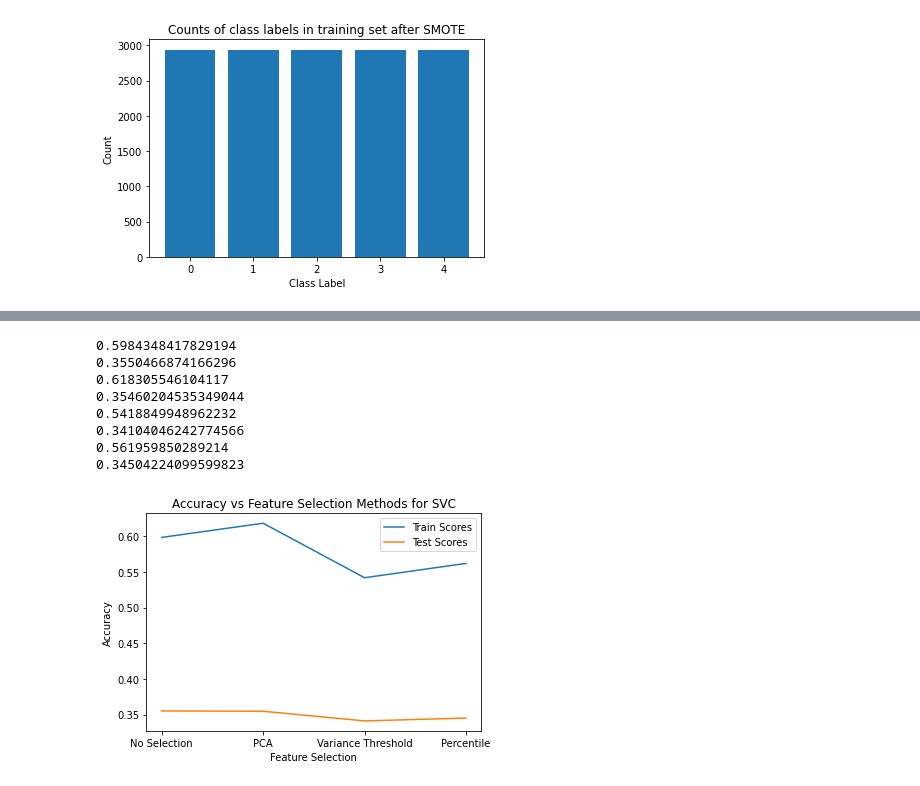
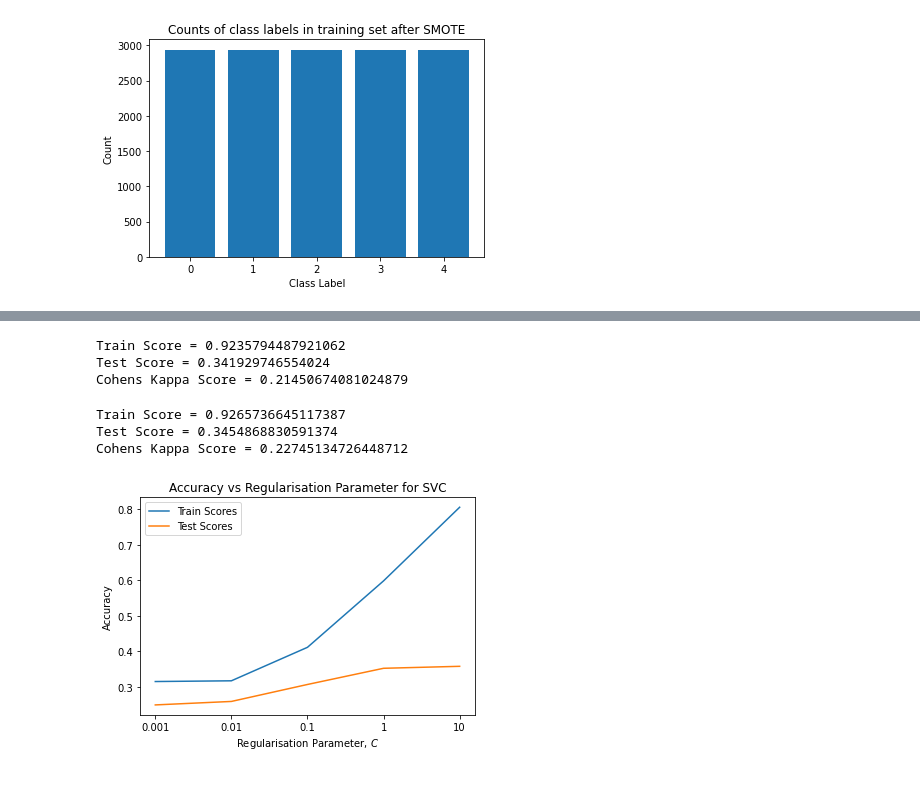
Before and after one commit to RoryEagle/cs9417_aiCaramba, a Jupyter notebook: svm.ipynb, the cells around one changed output, grey strips where cells are left out. Cells and saved outputs as stored; diff of their text form; code cells hidden in the pictures.

```diff
--- a/svm.ipynb
+++ b/svm.ipynb
@@ -65,35 +138,50 @@ print(vtX_train.shape)
+# %%
+# SVC
+# best_params = {'C': 20, 'gamma': 'scale'}
+best_params = svc_grid.best_params_
+svc = SVC(kernel='rbf', gamma=best_params['gamma'], C=best_params['C'])
+svc.fit(X_train, y_train)
+y_pred = svc.predict(X_test)
+print(f'Train Score = {svc.score(X_train, y_train)}')
+print(f'Test Score = {svc.score(X_test, y_test)}')
+kappa = cohen_kappa_score(y_test, y_pred, weights='quadratic')
+print(f'Cohens Kappa Score = {kappa}')
+# %% [output]
+Train Score = 0.9235794487921062
+Test Score = 0.341929746554024
+Cohens Kappa Score = 0.21450674081024879
+# %%
+# Bagging Classifier
+bc = BaggingClassifier(base_estimator=svc, n_estimators=20, n_jobs=-1)
+bc.fit(X_train, y_train)
+y_pred = bc.predict(X_test)
+print(f'Train Score = {bc.score(X_train, y_train)}')
+print(f'Test Score = {bc.score(X_test, y_test)}')
+kappa = cohen_kappa_score(y_test, y_pred, weights='quadratic')
+print(f'Cohens Kappa Score = {kappa}')
+# %% [output]
+Train Score = 0.9265736645117387
+Test Score = 0.3454868830591374
+Cohens Kappa Score = 0.22745134726448712
 # %%
-# Feature Selection
-dataLabels = ['No Selection', 'PCA', 'Variance Threshold', 'Percentile']
-data = [(X_train, X_test), (pcaX_train, pcaX_test), (vtX_train, vtX_test), (spX_train, spX_test)]
+# Regularisation Parameter
+regParam = [1e-3, 1e-2, 1e-1, 1, 10]
 
 trainScores = []
 testScores = []
-for i, label in enumerate(dataLabels):
-    xtrain, xtest = data[i]
-    svc = SVC()
-    svc.fit(xtrain, y_train)
-    trainScore = svc.score(xtrain, y_train)
-    trainScores.append(trainScore)
-    print(trainScore)
-    testScore = svc.score(xtest, y_test)
-    testScores.append(testScore)
-    print(testScore)
+for C in regParam:
+    svc = SVC(kernel='rbf', gamma='scale', C=C)
+    svc.fit(X_train, y_train)
+    trainScores.append(svc.score(X_train, y_train))
+    testScores.append(svc.score(X_test, y_test))
+regNames = [str(x) for x in regParam]
 
-plt.plot(dataLabels, trainScores, label='Train Scores')
-plt.plot(dataLabels, testScores, label='Test Scores')
-plt.title(f'Accuracy vs Feature Selection Methods for SVC')
-plt.xlabel('Feature Selection')
+plt.plot(regNames, trainScores, label='Train Scores')
+plt.plot(regNames, testScores, label='Test Scores')
+plt.title(f'Accuracy vs Regularisation Parameter for SVC')
+plt.xlabel('Regularisation Parameter, $C$')
 plt.ylabel('Accuracy')
-plt.legend(loc='upper right')
+plt.legend(loc='upper left')
 plt.show()
 # %% [output]
-0.5984348417829194
-0.3550466874166296
-0.618305546104117
-0.35460204535349044
-0.5418849948962232
-0.34104046242774566
-0.561959850289214
-0.34504224099599823
-[figure, old version]
+[figure, new version]
```
Also changed, not shown: parts of 14 cells of this notebook.
